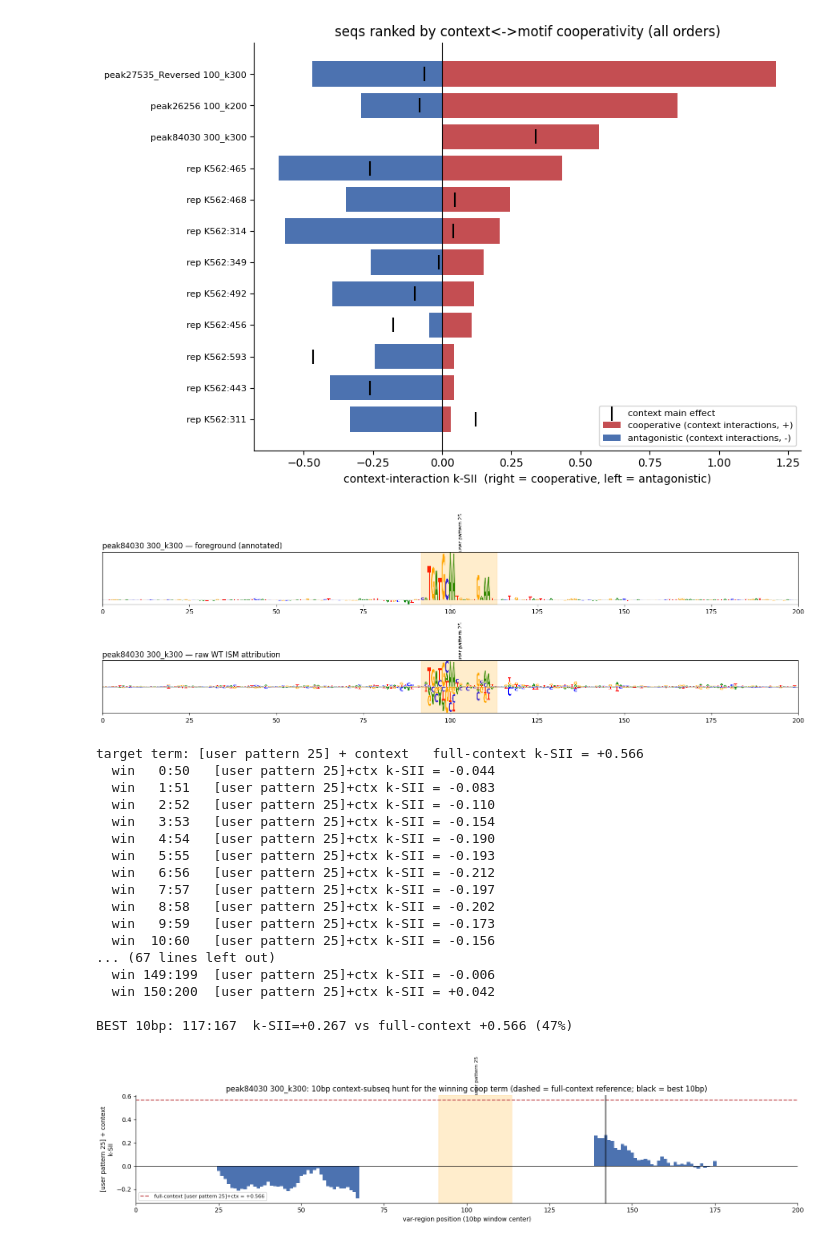
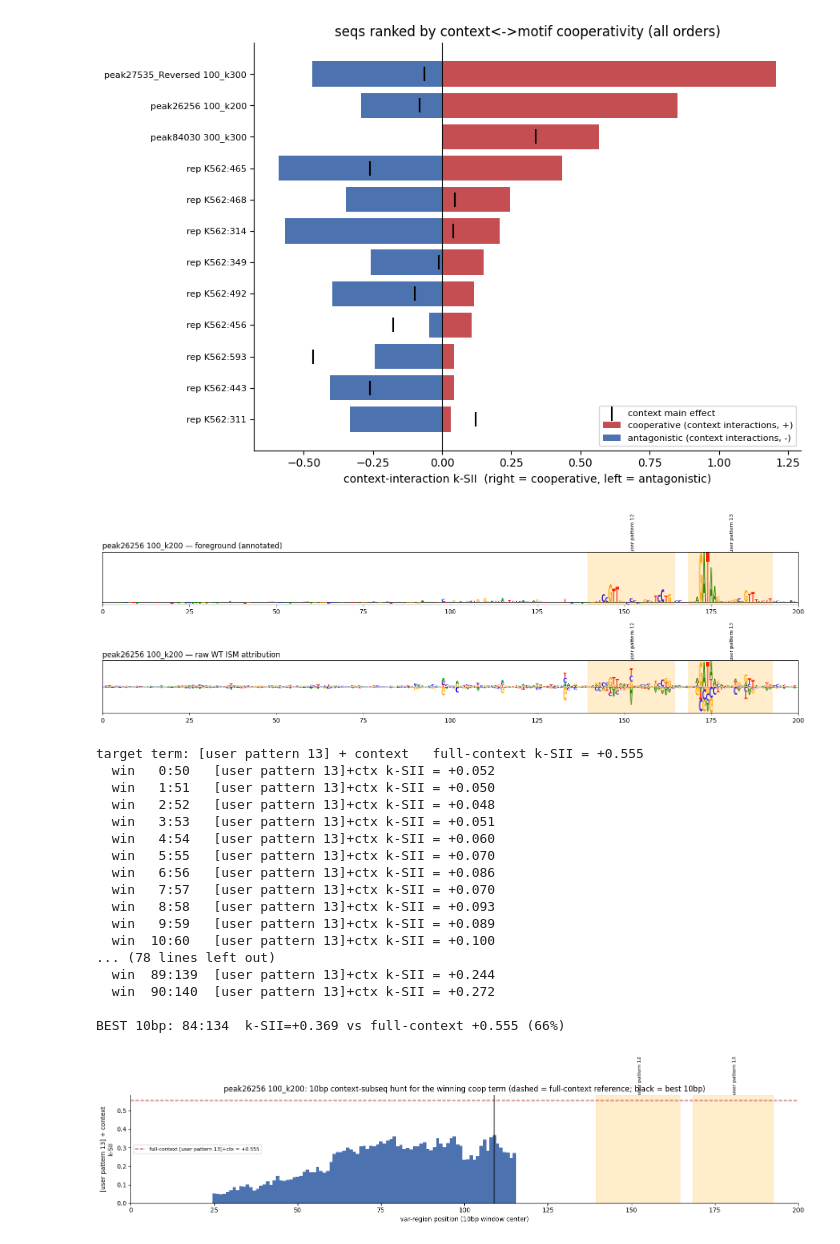
Before and after one commit to pabmantilla/SEAM_validate, a Jupyter notebook: context_feat/subseq_hunt/subseq_hunt.ipynb, the cells around one changed output. Saved outputs shown, nothing was run; the diff lists cells and outputs as text; code cells hidden in the pictures.

Commit message:
context feature iso

```diff
--- a/context_feat/subseq_hunt/subseq_hunt.ipynb
+++ b/context_feat/subseq_hunt/subseq_hunt.ipynb
@@ -240,7 +240,7 @@ ax.legend(fontsize=8, loc="lower right"); ax.spines[["top", "right"]].set_visibl
 # visualize the top-cooperativity seq (peak27535): foreground + raw WT ISM attribution, motifs annotated.
 # look OUTSIDE the orange motif spans for a context feature (attribution bump) that could be synergizing.
 import logomaker, h5py
-SEL2 = next(i for i in seqs if str(names[i]).startswith("peak84030"))
+SEL2 = next(i for i in seqs if str(names[i]).startswith("peak26256"))   # <- change to inspect another seq
 aw_idx = list(Z["motifko_idx"])
 attr = Z["attr_wt"][aw_idx.index(SEL2)]                          # (200,4) mean-centered WT ISM (hypothetical)
 with h5py.File(SIT / "mcs_k562/attr.h5") as f:
@@ -255,7 +255,7 @@ for ax, (ttl, mat) in zip(axes, [("foreground (annotated)", fg), ("raw WT ISM at
     ax.set_title(f"{names[SEL2]} — {ttl}", loc="left"); ax.set_yticks([]); ax.set_xlim(0, 200)
 fig.tight_layout()
 # %% [output]
-[figure, old version]
+[figure, new version]
 # %%
 # SUBSEQ HUNT — localize the context feature behind the winning cooperativity term. For SEL_H we take the
 # SAME target term PLOT 4 surfaced: the strongest positive k-SII among terms containing context (for
@@ -265,7 +265,7 @@ fig.tight_layout()
 # ~10bp subseq that carries the context feature in that interaction. (~1-2 min on GPU.)
 WIN = 50
 STRIDE = 1
-SEL_H = next(i for i in seqs if str(names[i]).startswith("peak84030"))   # top-coop seq; change as needed
+SEL_H = next(i for i in seqs if str(names[i]).startswith("peak26256"))   # top-coop seq; change as needed
 
 sii0, spans, pn = results[SEL_H]
 ci = len(pn) - 1
@@ -303,50 +303,50 @@ def target_ksii(ctx_mask):                                             # k-SII o
 
 # slide the 10bp window across the var region (context positions only) as a stand-in context player
 starts = [st for st in range(ADAPTER, ADAPTER + 200 - WIN + 1, STRIDE)
           if not motif_any[st:st + WIN].any()]
 val = []
 for st in starts:
     win = np.zeros(230, bool); win[st:st + WIN] = True
     val.append(target_ksii(win))
     print(f"  win {st - ADAPTER:>3}:{st - ADAPTER + WIN:<3}  [{tgt_label}]+ctx k-SII = {val[-1]:+.3f}")
 val = np.array(val)
 centers = np.array(starts) - ADAPTER + WIN / 2
 bi = int(np.argmax(val))                                                # window best reproducing the coop term
 print(f"\nBEST 10bp: {starts[bi] - ADAPTER}:{starts[bi] - ADAPTER + WIN}  "
       f"k-SII={val[bi]:+.3f} vs full-context {tgt_val:+.3f} ({val[bi] / tgt_val:.0%})")
 
 fig, ax = plt.subplots(figsize=(16, 4))
 ax.bar(centers, val, width=STRIDE, color="#4c72b0")
 ax.axhline(tgt_val, color="#c44e52", ls="--", lw=1.5, label=f"full-context [{tgt_label}]+ctx = {tgt_val:+.3f}")
 ax.axhline(0, color="k", lw=0.8)
 for s, e, m in spans:
     ax.axvspan(s - ADAPTER - 0.5, e - ADAPTER - 0.5, color="orange", alpha=0.2)         # motif spans
     ax.text((s + e) / 2 - ADAPTER, ax.get_ylim()[1], m, ha="center", va="bottom", fontsize=8, rotation=90)
 ax.axvline(centers[bi], color="k", lw=1.2)                                              # best window
 ax.set_xlim(0, 200); ax.set_xlabel("var-region position (10bp window center)")
 ax.set_ylabel(f"[{tgt_label}] + context\nk-SII")
 ax.set_title(f"{names[SEL_H]}: 10bp context-subseq hunt for the winning coop term "
              f"(dashed = full-context reference; black = best 10bp)")
 ax.legend(fontsize=8); ax.spines[["top", "right"]].set_visible(False); plt.tight_layout()
 # %% [output]
-target term: [user pattern 25] + context   full-context k-SII = +0.566
-  win   0:50   [user pattern 25]+ctx k-SII = -0.044
-  win   1:51   [user pattern 25]+ctx k-SII = -0.083
-  win   2:52   [user pattern 25]+ctx k-SII = -0.110
-  win   3:53   [user pattern 25]+ctx k-SII = -0.154
-  win   4:54   [user pattern 25]+ctx k-SII = -0.190
-  win   5:55   [user pattern 25]+ctx k-SII = -0.193
-  win   6:56   [user pattern 25]+ctx k-SII = -0.212
-  win   7:57   [user pattern 25]+ctx k-SII = -0.197
-  win   8:58   [user pattern 25]+ctx k-SII = -0.202
-  win   9:59   [user pattern 25]+ctx k-SII = -0.173
-  win  10:60   [user pattern 25]+ctx k-SII = -0.156
-... (67 lines left out)
-  win 149:199  [user pattern 25]+ctx k-SII = -0.006
-  win 150:200  [user pattern 25]+ctx k-SII = +0.042
+target term: [user pattern 13] + context   full-context k-SII = +0.555
+  win   0:50   [user pattern 13]+ctx k-SII = +0.052
+  win   1:51   [user pattern 13]+ctx k-SII = +0.050
+  win   2:52   [user pattern 13]+ctx k-SII = +0.048
+  win   3:53   [user pattern 13]+ctx k-SII = +0.051
+  win   4:54   [user pattern 13]+ctx k-SII = +0.060
+  win   5:55   [user pattern 13]+ctx k-SII = +0.070
+  win   6:56   [user pattern 13]+ctx k-SII = +0.086
+  win   7:57   [user pattern 13]+ctx k-SII = +0.070
+  win   8:58   [user pattern 13]+ctx k-SII = +0.093
+  win   9:59   [user pattern 13]+ctx k-SII = +0.089
+  win  10:60   [user pattern 13]+ctx k-SII = +0.100
+... (78 lines left out)
+  win  89:139  [user pattern 13]+ctx k-SII = +0.244
+  win  90:140  [user pattern 13]+ctx k-SII = +0.272
 
-BEST 10bp: 117:167  k-SII=+0.267 vs full-context +0.566 (47%)
+BEST 10bp: 84:134  k-SII=+0.369 vs full-context +0.555 (66%)
-[figure, old version]
+[figure, new version]
 # %%
 # BOX PLOT — activity rescue test (K562 pred). Donor = SEL_H (peak27535, high). Four conditions:
 #   1) full context KO   — SEL_H, entire context dinuc-shuffled (motifs kept)        -> is context necessary?
```
Also changed, not shown: parts of 3 cells of this notebook.
